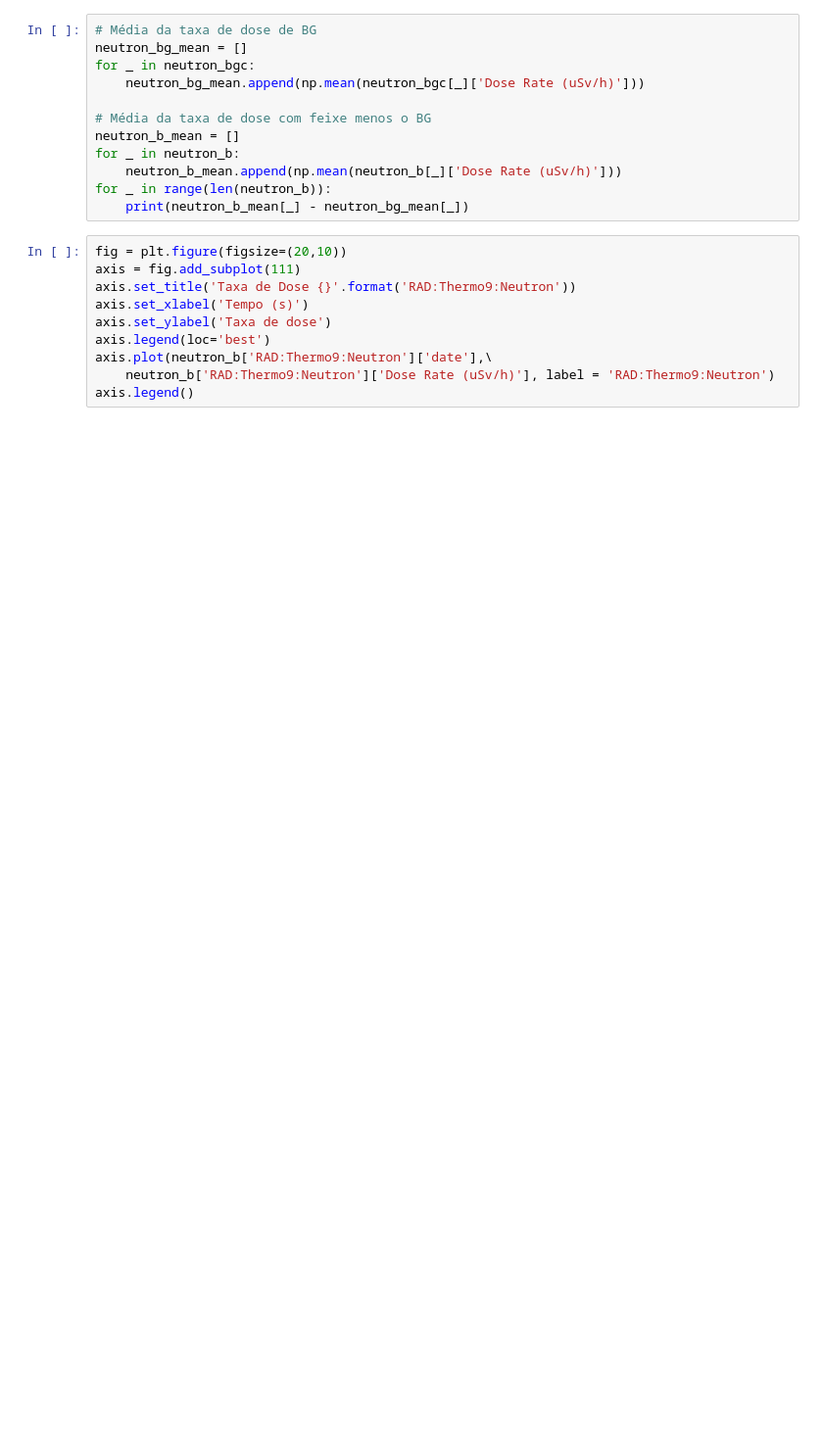
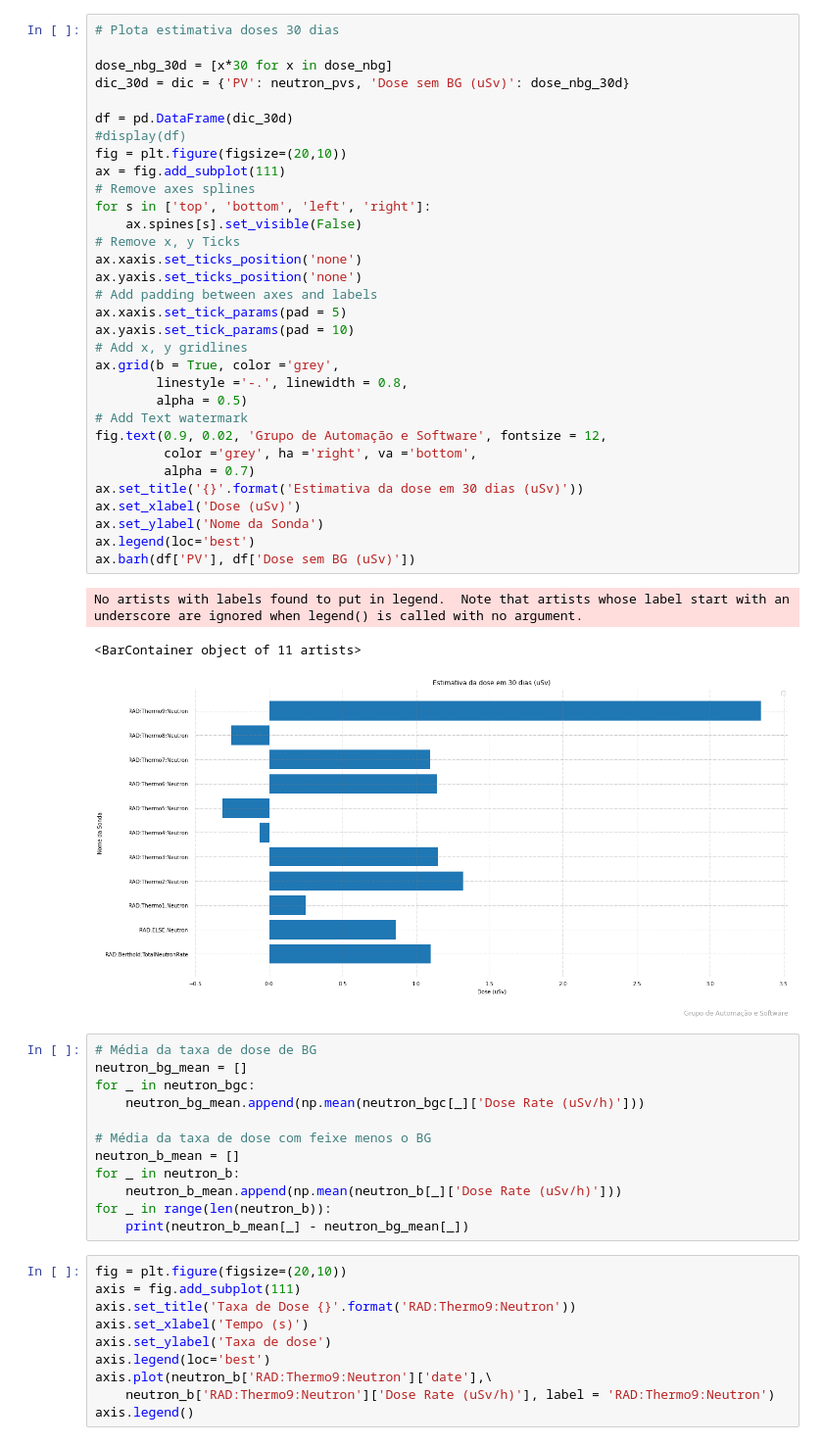
Before and after one commit to rbatistacardoso/Jupyter-Notebook-RAD, a Jupyter notebook: pro_rad.ipynb, the cells around one changed output. Shown at 98% size. Cells and saved outputs as stored; diff of their text form; blank space fills up the shorter version.

```diff
--- a/pro_rad.ipynb
+++ b/pro_rad.ipynb
@@ -68,3 +83,39 @@ display(df)
+# %%
+# Plota estimativa doses 30 dias
+
+dose_nbg_30d = [x*30 for x in dose_nbg]
+dic_30d = dic = {'PV': neutron_pvs, 'Dose sem BG (uSv)': dose_nbg_30d}
+
+df = pd.DataFrame(dic_30d)
+#display(df)
+fig = plt.figure(figsize=(20,10))
+ax = fig.add_subplot(111)
+# Remove axes splines
+for s in ['top', 'bottom', 'left', 'right']:
+    ax.spines[s].set_visible(False)
+# Remove x, y Ticks
+ax.xaxis.set_ticks_position('none')
+ax.yaxis.set_ticks_position('none')
+# Add padding between axes and labels
+ax.xaxis.set_tick_params(pad = 5)
+ax.yaxis.set_tick_params(pad = 10)
+# Add x, y gridlines
+ax.grid(b = True, color ='grey',
+        linestyle ='-.', linewidth = 0.8,
+        alpha = 0.5)
+# Add Text watermark
+fig.text(0.9, 0.02, 'Grupo de Automação e Software', fontsize = 12,
+         color ='grey', ha ='right', va ='bottom',
+         alpha = 0.7)
+ax.set_title('{}'.format('Estimativa da dose em 30 dias (uSv)'))
+ax.set_xlabel('Dose (uSv)')
+ax.set_ylabel('Nome da Sonda')
+ax.legend(loc='best')
+ax.barh(df['PV'], df['Dose sem BG (uSv)'])
+# %% [output]
+No artists with labels found to put in legend.  Note that artists whose label start with an underscore are ignored when legend() is called with no argument.
+<BarContainer object of 11 artists>
+[figure, added]
 # %%
 # Média da taxa de dose de BG
 neutron_bg_mean = []
```
Also changed, not shown: parts of 4 cells of this notebook.
